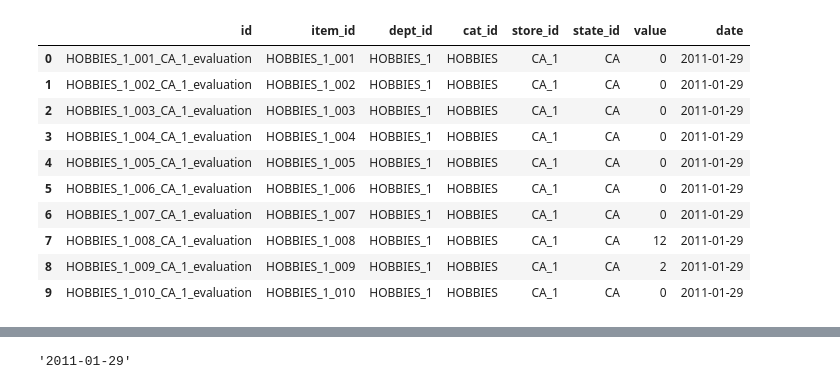
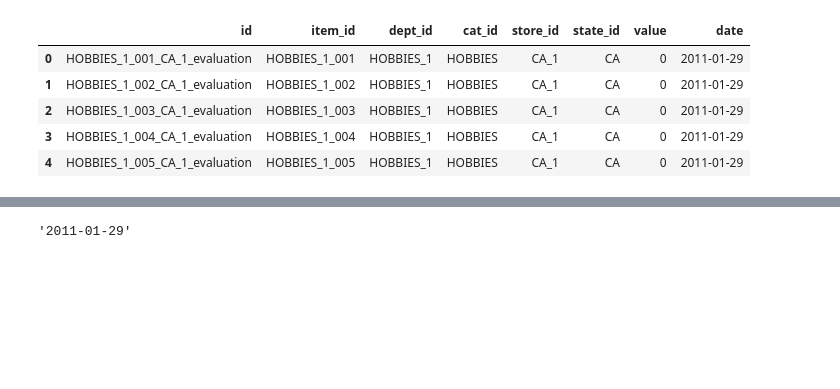
Before and after one commit to MateusVasc/Projeto-PET-Sauter, a Jupyter notebook: analise_exploratoria/analise_exploratoria.ipynb, the cells around one changed output, grey strips where cells are left out. Drawn from its saved outputs; the diff is of its cells as text; code cells hidden in the pictures; blank space fills up the shorter version.

```diff
--- a/analise_exploratoria/analise_exploratoria.ipynb
+++ b/analise_exploratoria/analise_exploratoria.ipynb
@@ -10,16 +13,11 @@ path = "../data/M5_full.parquet"
 
 df = pd.read_parquet(path)
 # %%
-df.head(10)
+df.head()
 # %% [output]
 |  | id | item_id | dept_id | cat_id | store_id | state_id | value | date |
 | 0 | HOBBIES_1_001_CA_1_evaluation | HOBBIES_1_001 | HOBBIES_1 | HOBBIES | CA_1 | CA | 0 | 2011-01-29 |
 | 1 | HOBBIES_1_002_CA_1_evaluation | HOBBIES_1_002 | HOBBIES_1 | HOBBIES | CA_1 | CA | 0 | 2011-01-29 |
 | 2 | HOBBIES_1_003_CA_1_evaluation | HOBBIES_1_003 | HOBBIES_1 | HOBBIES | CA_1 | CA | 0 | 2011-01-29 |
 | 3 | HOBBIES_1_004_CA_1_evaluation | HOBBIES_1_004 | HOBBIES_1 | HOBBIES | CA_1 | CA | 0 | 2011-01-29 |
 | 4 | HOBBIES_1_005_CA_1_evaluation | HOBBIES_1_005 | HOBBIES_1 | HOBBIES | CA_1 | CA | 0 | 2011-01-29 |
-| 5 | HOBBIES_1_006_CA_1_evaluation | HOBBIES_1_006 | HOBBIES_1 | HOBBIES | CA_1 | CA | 0 | 2011-01-29 |
-| 6 | HOBBIES_1_007_CA_1_evaluation | HOBBIES_1_007 | HOBBIES_1 | HOBBIES | CA_1 | CA | 0 | 2011-01-29 |
-| 7 | HOBBIES_1_008_CA_1_evaluation | HOBBIES_1_008 | HOBBIES_1 | HOBBIES | CA_1 | CA | 12 | 2011-01-29 |
-| 8 | HOBBIES_1_009_CA_1_evaluation | HOBBIES_1_009 | HOBBIES_1 | HOBBIES | CA_1 | CA | 2 | 2011-01-29 |
-| 9 | HOBBIES_1_010_CA_1_evaluation | HOBBIES_1_010 | HOBBIES_1 | HOBBIES | CA_1 | CA | 0 | 2011-01-29 |
```
Also changed, not shown: parts of 42 cells of this notebook.
